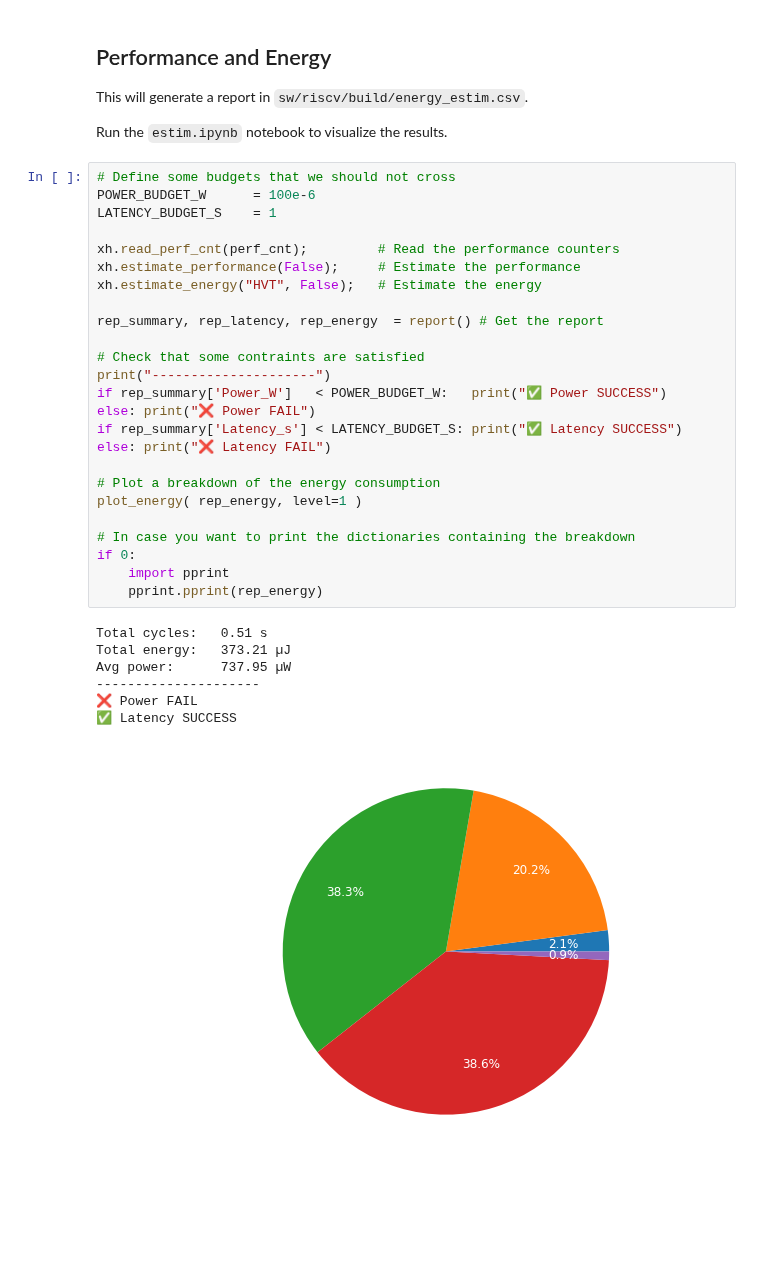
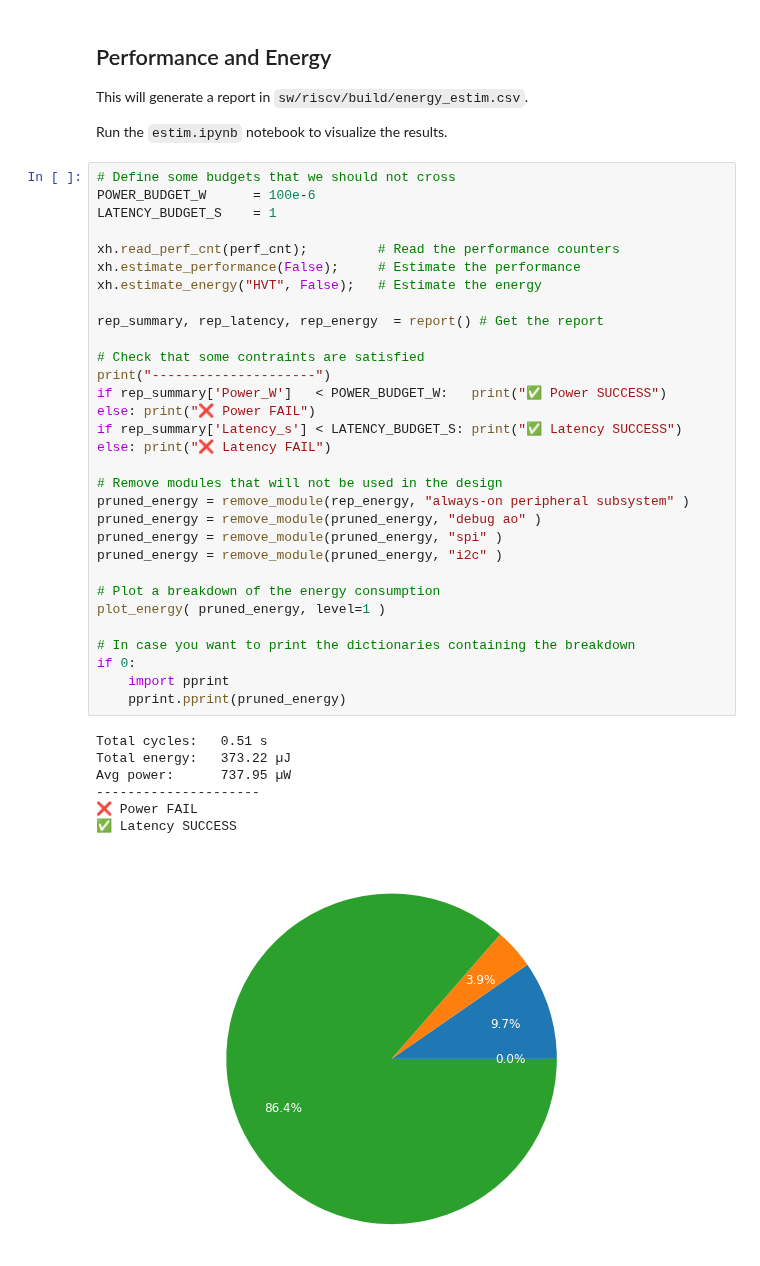
Before and after one commit to esl-epfl/x-heep-femu-sdk, a Jupyter notebook: sw/arm/apps/adc-emu/adc-emu.ipynb, the cells around one changed output. Drawn from its saved outputs; the diff is of its cells as text; blank space fills up the shorter version.

Commit message:
Added the possibility of prunning the energy report

```diff
--- a/sw/arm/apps/adc-emu/adc-emu.ipynb
+++ b/sw/arm/apps/adc-emu/adc-emu.ipynb
@@ -227,33 +227,39 @@ Run the `estim.ipynb` notebook to visualize the results.
 # %%
 # Define some budgets that we should not cross
 POWER_BUDGET_W      = 100e-6
 LATENCY_BUDGET_S    = 1
 
 xh.read_perf_cnt(perf_cnt);         # Read the performance counters
 xh.estimate_performance(False);     # Estimate the performance
 xh.estimate_energy("HVT", False);   # Estimate the energy
 
 rep_summary, rep_latency, rep_energy  = report() # Get the report
 
 # Check that some contraints are satisfied
 print("---------------------")
 if rep_summary['Power_W']   < POWER_BUDGET_W:   print("✅ Power SUCCESS")
 else: print("❌ Power FAIL")
 if rep_summary['Latency_s'] < LATENCY_BUDGET_S: print("✅ Latency SUCCESS")
 else: print("❌ Latency FAIL")
 
+# Remove modules that will not be used in the design
+pruned_energy = remove_module(rep_energy, "always-on peripheral subsystem" )
+pruned_energy = remove_module(pruned_energy, "debug ao" )
+pruned_energy = remove_module(pruned_energy, "spi" )
+pruned_energy = remove_module(pruned_energy, "i2c" )
+
 # Plot a breakdown of the energy consumption
-plot_energy( rep_energy, level=1 )
+plot_energy( pruned_energy, level=1 )
 
 # In case you want to print the dictionaries containing the breakdown
 if 0:
     import pprint
-    pprint.pprint(rep_energy)
+    pprint.pprint(pruned_energy)
 # %% [output]
 Total cycles:   0.51 s
-Total energy:   373.21 µJ
+Total energy:   373.22 µJ
 Avg power:      737.95 µW
 ---------------------
 ❌ Power FAIL
 ✅ Latency SUCCESS
-[figure, old version]
+[figure, new version]
```
Also changed, not shown: 1 other file.
